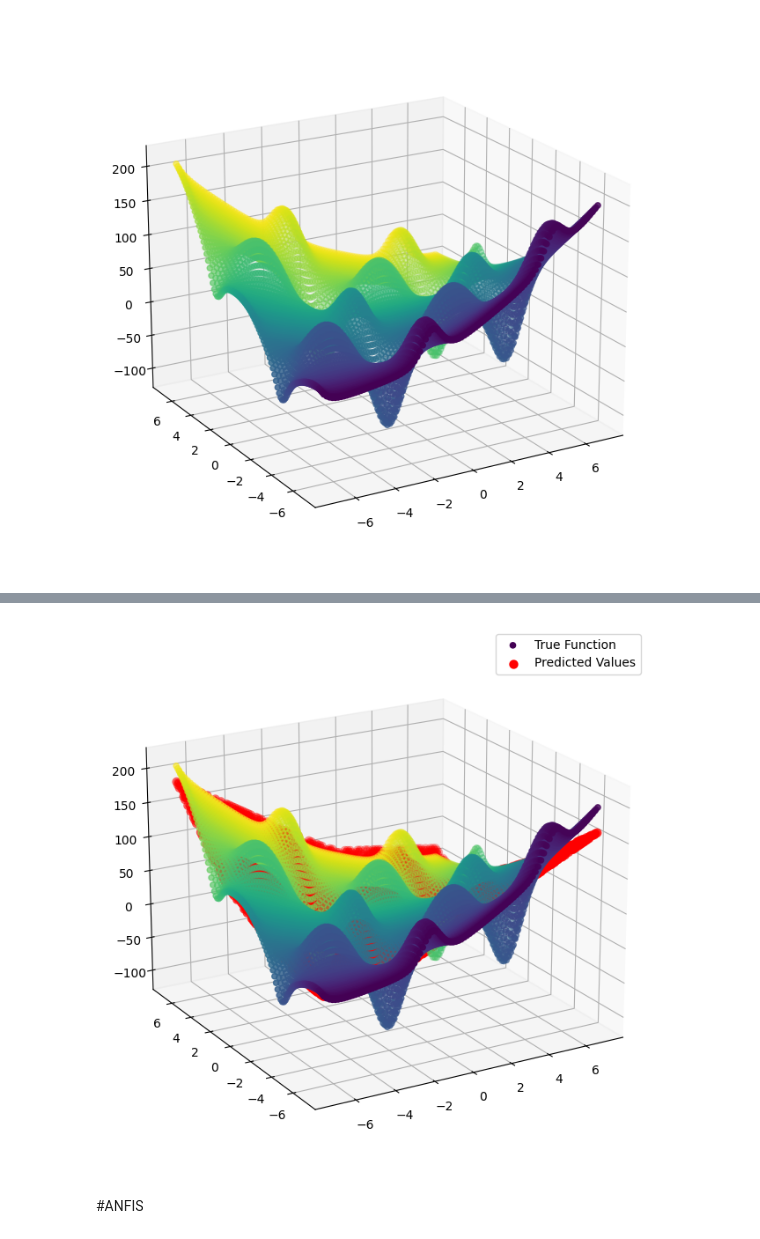
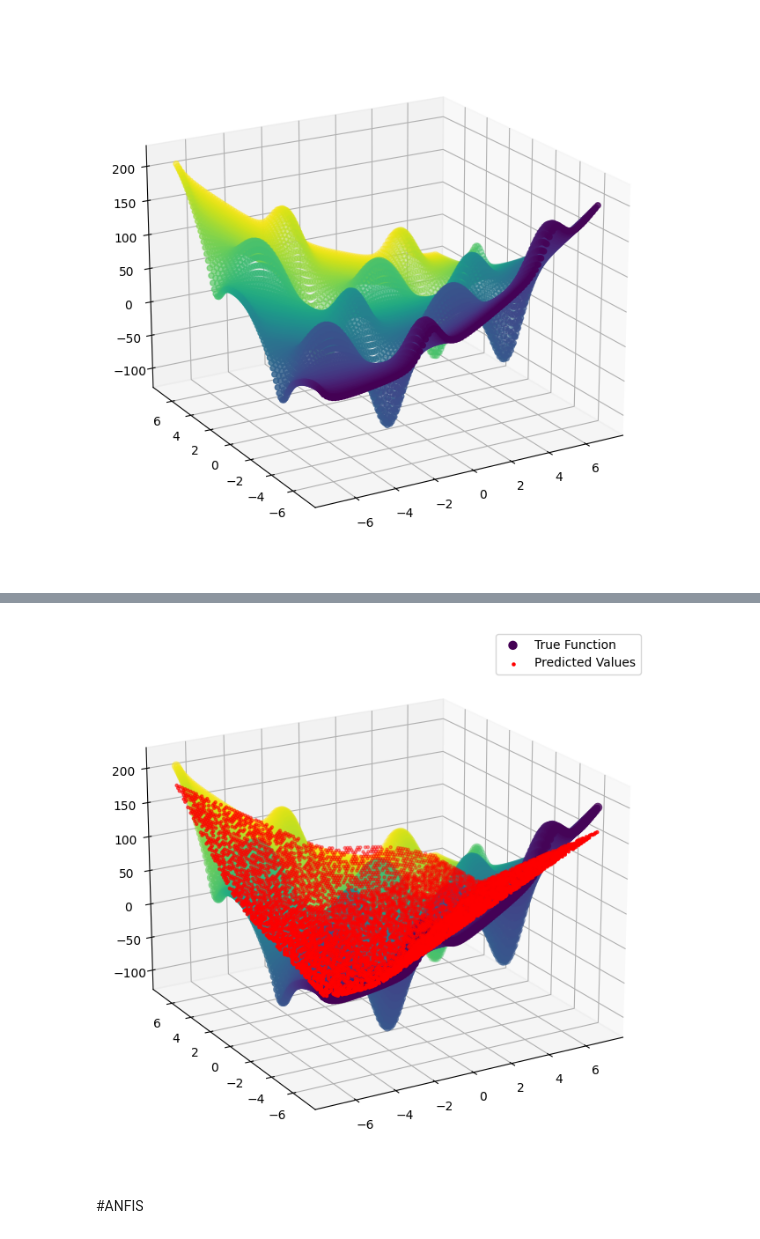
Before and after one commit to MorozovDesu/neural_network_technologies, a Jupyter notebook: Лаба_3_нейросетевые_технологии.ipynb, the cells around one changed output, grey strips where cells are left out. Saved outputs shown, nothing was run; the diff lists cells and outputs as text; code cells hidden in the pictures.

```diff
--- a/Лаба_3_нейросетевые_технологии.ipynb
+++ b/Лаба_3_нейросетевые_технологии.ipynb
@@ -318,7 +318,7 @@ ax = fig.add_subplot(111, projection='3d')
 
 # Визуализация функции Бирда
 col = np.arange(10000)
-ax.scatter(x1, x2, z, marker='o', linewidths=1, c=col, label='True Function')
+ax.scatter(x1, x2, z, marker='o', linewidths=3, c=col, label='True Function')
 
 # Поворот графика против часовой стрелки
 ax.view_init(elev=20, azim=-120)
@@ -327,38 +327,38 @@ ax.view_init(elev=20, azim=-120)
 predictTrain = np.array([forward_propagate(network, row) for row in X_train])
 predictTrain = np.reshape(predictTrain, (len(predictTrain), 1))
 
-ax.scatter(X_train[:, 0], X_train[:, 1], predictTrain, marker='o', linewidths=3, c='RED', label='Predicted Values')
+ax.scatter(X_train[:, 0], X_train[:, 1], predictTrain, marker='.', linewidths=1, c='RED', label='Predicted Values')
 
 ax.legend()
 plt.show()
 # #-------------------------------------------------------------------------------3d график с вращением
 # import plotly.graph_objects as go
 # from plotly.subplots import make_subplots
 # # Создание данных для визуализации
 # xx1val = np.linspace(-7, 7, 100)
 # xx2val = np.linspace(-7, 7, 100)
 # x1plt, x2plt = np.meshgrid(xx1val, xx2val)
 # y1plt = bird_function(x1plt, x2plt)
 # # Визуализация функции Бирда
 # scatter_true = go.Scatter3d(x=x1plt.flatten(), y=x2plt.flatten(), z=y1plt.flatten(),
 #                             mode='markers', marker=dict(size=3, color='blue'), name='True Function')
 # # Визуализация предсказанных значений на тренировочных данных
 # predictTrain = np.array([forward_propagate(network, row) for row in X_train])
 # predictTrain = np.reshape(predictTrain, (len(predictTrain), 1))
 # scatter_train = go.Scatter3d(x=X_train[:, 0], y=X_train[:, 1], z=predictTrain.flatten(),
 #                              mode='markers', marker=dict(size=5, color='red'), name='Predicted Values')
 # # Создание подграфика
 # fig = make_subplots(rows=1, cols=1, specs=[[{'type': 'scatter3d'}]])
 # # Добавление визуализаций
 # fig.add_trace(scatter_true)
 # fig.add_trace(scatter_train)
 # # Настройка макета
 # fig.update_layout(scene=dict(xaxis_title='X', yaxis_title='Y', zaxis_title='Z'),
 #                   margin=dict(l=0, r=0, b=0, t=0))
 # # Отображение графика
 # fig.show()
 # %% [output]
-[figure, old version]
+[figure, new version]
 # %% [markdown]
 #ANFIS
 # %%
```
Also changed, not shown: parts of 25 cells of this notebook.
